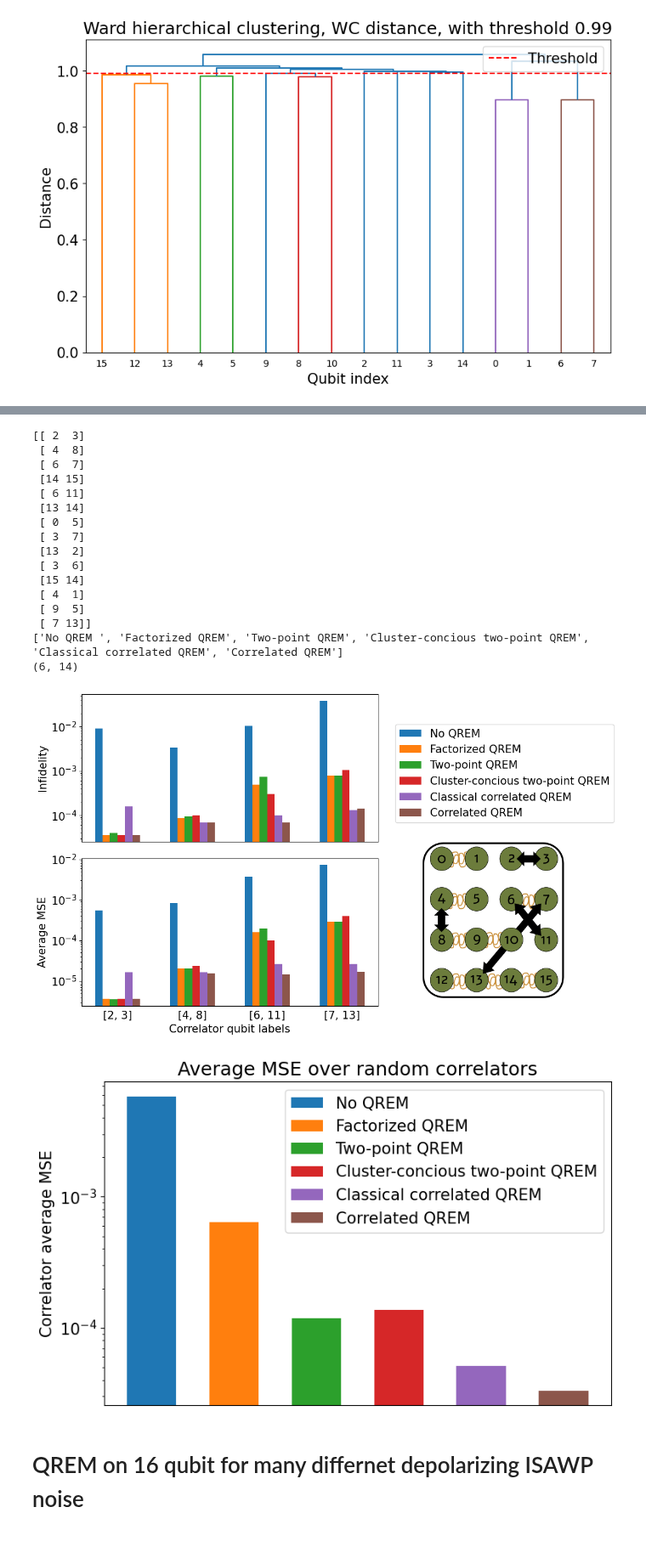
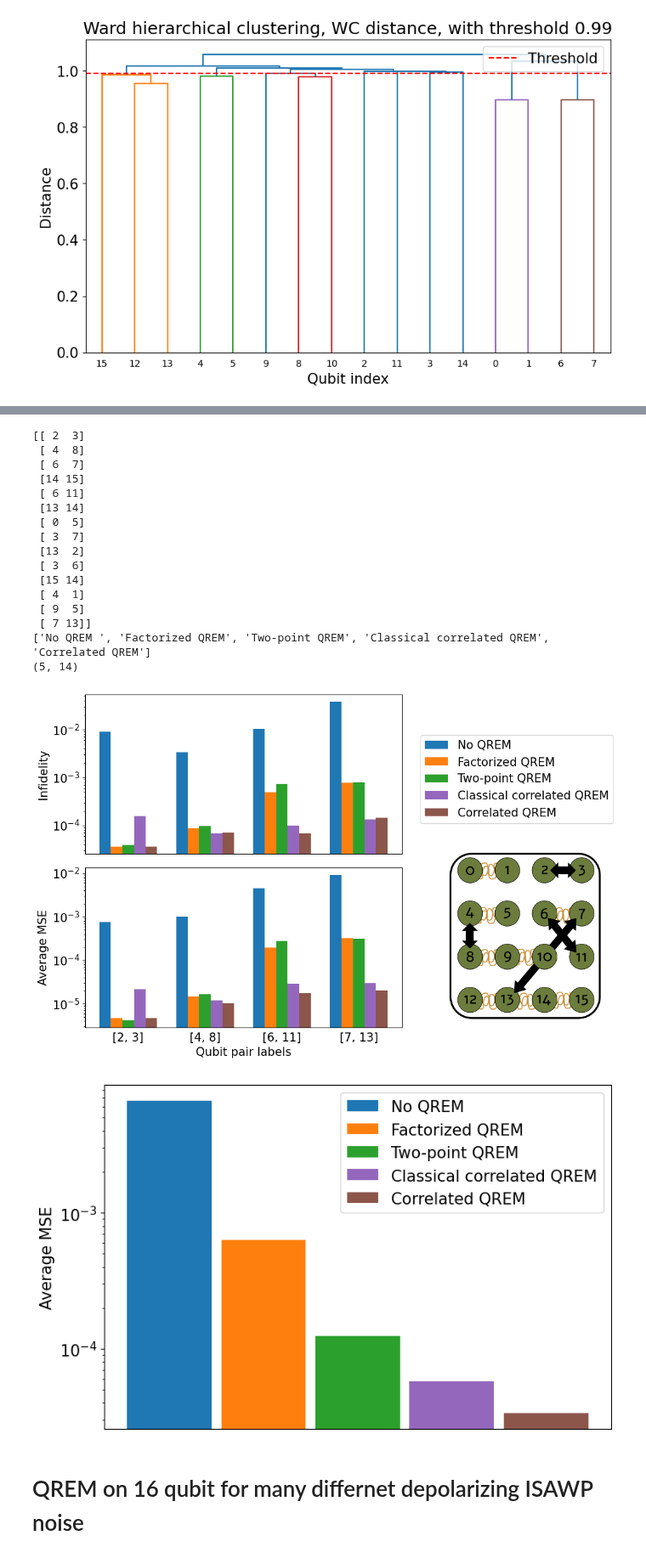
Before and after one commit to AdrianAasen/CREMST, a Jupyter notebook: visualiztion.ipynb, the cells around one changed output, grey strips where cells are left out. Shown at 85% size. Drawn from its saved outputs; the diff is of its cells as text; code cells hidden in the pictures.

Commit message:
Changed plotting functions

```diff
--- a/visualiztion.ipynb
+++ b/visualiztion.ipynb
@@ -238,6 +238,7 @@ POVM shape (32, 32, 32)
 # %%
 # Plotting
 #data_path = "QDOT_results/2024-08-01_13-23-06_9debe732-8fc3-49b5-bdde-ef8b208d43b5"
+filter_array = np.array([0,1,2,4,5])
 perm_data_path = "QDOT_results/16_exp_example/2025-01-08_11-24-40_76b6b010-a87e-4347-8326-13f204534549"
 with open(f'{perm_data_path}/result_QST.npy', 'rb') as f:
     dict_array = np.load(f, allow_pickle=True)
@@ -249,6 +250,8 @@ two_point_corr_labels   = standard_dict['two_point_corr_labels']
 traced_down_rho_true_array = standard_dict['traced_down_rho_true_array']
 print(two_point_corr_labels)
 standard_state_array, label_array = ot.load_state_array_from_result_dict(standard_dict)
+#print(len(standard_state_array))
+label_array.pop(3)
 print(label_array)
 #perfect_state_array, _ = ot.load_state_array_from_result_dict(perfect_clustering_dict)
 # The states has shapes [n_modes, n_averages, len(two_point_corr_labels), 2**n_qubits, 2**n_qubits]
@@ -258,16 +261,17 @@ if len(two_point_corr_labels) > 4:
     x = np.arange(4)  # How many correlators to plot
 else:
     x = np.arange(len(two_point_corr_labels))
-width = 0.1  # the width of the bars
+width = 0.15  # the width of the bars
 multiplier = 0
 corr_label_index = [0,1,4,-1]
-standard_inf_array = ot.compute_mode_mean_infidelitites(standard_state_array, traced_down_rho_true_array)
+standard_inf_array = ot.compute_mode_mean_infidelitites(standard_state_array, traced_down_rho_true_array)[filter_array]
 #perfect_inf_array = ot.compute_mode_mean_infidelitites(standard_state_array, traced_down_rho_true_array)
 print(standard_inf_array.shape)
+color=['C0', 'C1','C2','C4','C5']
 for i in range(len(label_array)):
     offset = width * multiplier
     if len(two_point_corr_labels) > 4:
-        rects = ax[0].bar(x + offset,standard_inf_array[i,corr_label_index], width, label=label_array[i])
+        rects = ax[0].bar(x + offset,standard_inf_array[i,corr_label_index], width, label=label_array[i], color = color[i])
         #ax[0].plot(x + offset, perfect_inf_array[i,:,:4], "kx", label="Exact POVMs" if multiplier == 0 else "")
     else:
         rects = ax[0].bar(x + offset,standard_inf_array[i], width, label=label_array[i])
@@ -275,9 +279,9 @@ for i in range(len(label_array)):
     multiplier += 1
 ax[0].set_yscale('log')
 if len(two_point_corr_labels) > 4:
-    ax[0].set_xticks(x + 2.5*width, two_point_corr_labels[:4])
+    ax[0].set_xticks(x + 2.3*width, two_point_corr_labels[:4])
 else:
-    ax[0].set_xticks(x + 2.5*width, two_point_corr_labels)
+    ax[0].set_xticks(x + 2.3*width, two_point_corr_labels)
 ax[0].set_ylabel('Infidelity')
 
 
@@ -291,7 +295,7 @@ op_string_array = ot.generate_random_pauli_string(n_op,2)
 true_exp_value = ot.compute_state_array_exp_values([traced_down_rho_true_array],op_string_array)[0]
 stadard_exp_value = ot.compute_state_array_exp_values(standard_state_array,op_string_array)
 
-standard_mean_MSE = ot.compute_op_and_n_averages_mean_MSE(stadard_exp_value, true_exp_value)
+standard_mean_MSE = ot.compute_op_and_n_averages_mean_MSE(stadard_exp_value, true_exp_value)[filter_array]
 #perfect_clustering_exp_value = ot.compute_state_array_exp_values(perfect_state_array,op_string_array)
 #perfect_clustering_MSE = ot.compute_op_and_n_averages_mean_MSE(perfect_clustering_exp_value, true_exp_value)
 
@@ -304,10 +308,11 @@ else:
     corr_x_label = [f'[{label[0]}, {label[1]}]' for label in two_point_corr_labels]
 
 multiplier = 0
+
 for i in range(len(label_array)):
     offset = width * multiplier
     if len(two_point_corr_labels) > 4:
-        rects = ax[1].bar(x + offset, standard_mean_MSE[i,corr_label_index], width)
+        rects = ax[1].bar(x + offset, standard_mean_MSE[i,corr_label_index], width, color = color[i])
         #ax[1].plot(x + offset, perfect_clustering_MSE[i,:4], "kx")
     else:
         rects = ax[1].bar(x + offset, standard_mean_MSE[i], width)
@@ -317,8 +322,8 @@ for i in range(len(label_array)):
 ax[0].tick_params(axis='x', which='both', bottom=False, top=False, labelbottom=False)
 ax[1].set_yscale('log')
 ax[1].set_ylabel(f'Average MSE')
-ax[-1].set_xticks(x + 2.5*width, corr_x_label)
-ax[-1].set_xlabel('Correlator qubit labels')
+ax[-1].set_xticks(x + 2*width, corr_x_label)
+ax[-1].set_xlabel('Qubit pair labels')
 img = plt.imread("images/Cluster_formation_16_qubit_example.png")
 fig.figimage(img, 750, 80, zorder=3, alpha=1)
 
@@ -332,44 +337,46 @@ plt.tick_params(
 fig.set_size_inches(7, 7)
 fig.tight_layout()
 fig.legend(loc='center left', bbox_to_anchor=(1,0.75))
+fig.savefig(f'images/Results/Correlator_spesific_MSE_16_example.png')
 handels, labels = ax[0].get_legend_handles_labels()
 
 
 
 
 
 fig_main, ax_main = plt.subplots(1,1)
 standard_mean_MSE = np.mean(standard_mean_MSE, axis=1)
 #perfect_mean_MSE = np.mean(perfect_clustering_MSE, axis=1)
-bars = ax_main.bar(label_array, standard_mean_MSE, width*6, color=['C0', 'C1','C2','C3','C4', 'C5'])
+bars = ax_main.bar(label_array, standard_mean_MSE, width*6, color=['C0', 'C1','C2','C4','C5'])
 #ax_main.plot(label_array, perfect_mean_MSE, "kx")
-ax_main.set_title('Average MSE over random correlators')
-ax_main.set_ylabel('Correlator average MSE')
+#ax_main.set_title('Average MSE over random correlators')
+ax_main.set_ylabel('Average MSE')
 ax_main.set_yscale('log')
 ax_main.legend(handels, labels)
 ax_main.tick_params(axis='x', which='both', bottom=False, top=False, labelbottom=False)
 fig_main.set_size_inches(8, 5)
 fig_main.tight_layout()
+fig_main.savefig(f'images/Results/main_result_16_example.png', dpi = 300)
 #fig_main.legend(loc='center left', bbox_to_anchor=(1,0.75))
 # %% [output]
 [[ 2  3]
  [ 4  8]
  [ 6  7]
  [14 15]
  [ 6 11]
  [13 14]
  [ 0  5]
  [ 3  7]
  [13  2]
  [ 3  6]
  [15 14]
  [ 4  1]
  [ 9  5]
  [ 7 13]]
-['No QREM ', 'Factorized QREM', 'Two-point QREM', 'Cluster-concious two-point QREM', 'Classical correlated QREM', 'Correlated QREM']
-(6, 14)
+['No QREM ', 'Factorized QREM', 'Two-point QREM', 'Classical correlated QREM', 'Correlated QREM']
+(5, 14)
-[figure, old version]
+[figure, new version]
-[figure, old version]
+[figure, new version]
 # %% [markdown]
 # QREM on 16 qubit for many differnet depolarizing ISAWP noise
 # %% [markdown]
```
Also changed, not shown: parts of 2 cells of this notebook, 1 other file.
